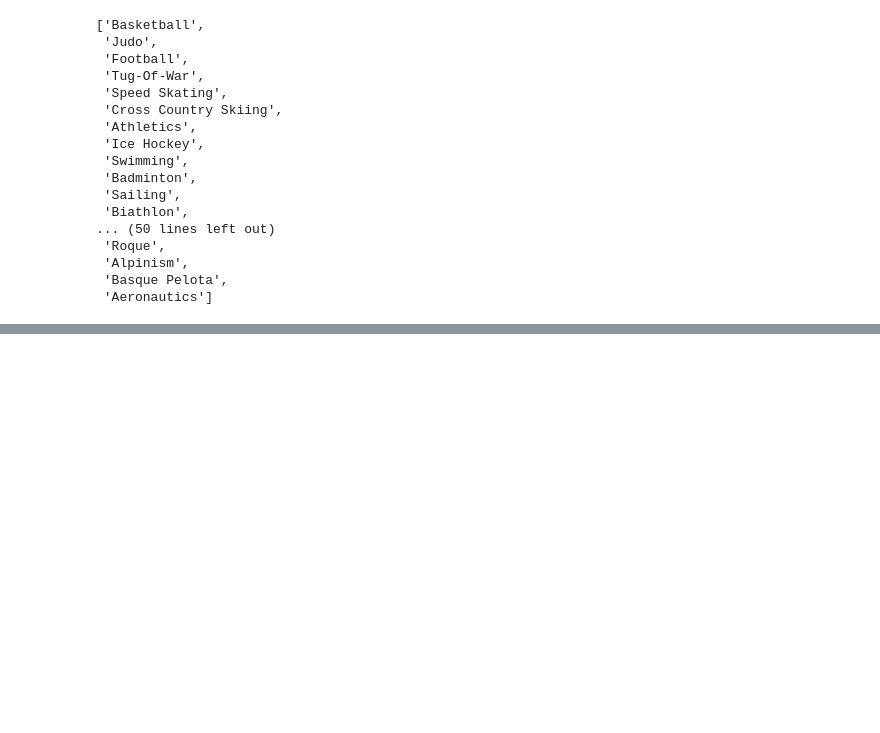
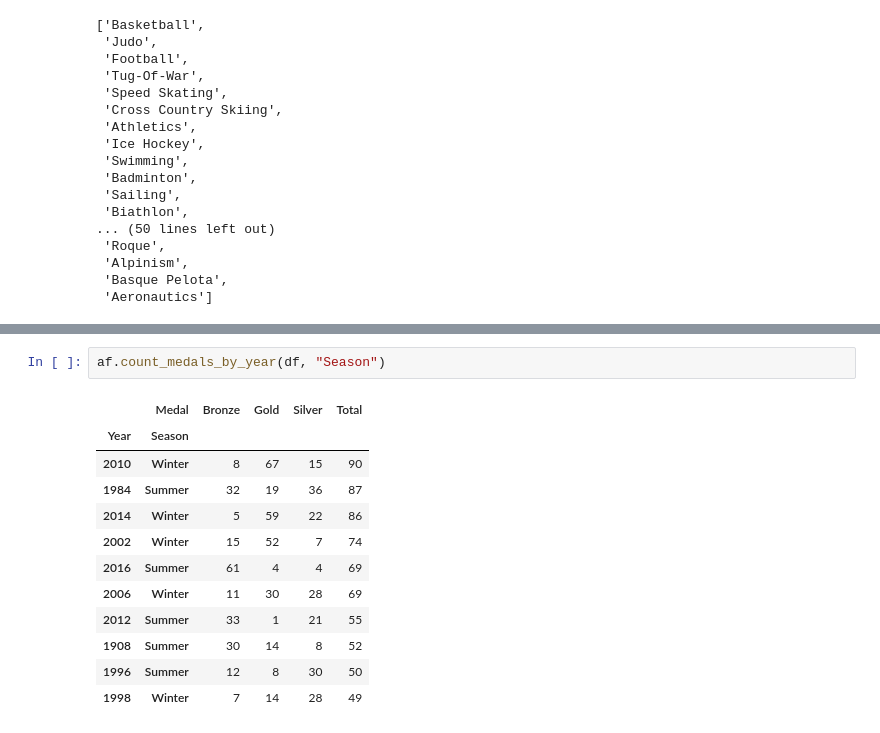
Before and after one commit to yuna-liu/Databehandling-OS-Yuna-Joachim, a Jupyter notebook: Q2_Y_temp.ipynb, the cells around one changed output, grey strips where cells are left out. Drawn from its saved outputs; the diff is of its cells as text; blank space fills up the shorter version.

```diff
--- a/Q2_Y_temp.ipynb
+++ b/Q2_Y_temp.ipynb
@@ -60,0 +150,15 @@ sports
+# %%
+af.count_medals_by_year(df, "Season")
+# %% [output]
+|  | Medal | Bronze | Gold | Silver | Total |
+| Year | Season |  |  |  |  |
+| 2010 | Winter | 8 | 67 | 15 | 90 |
+| 1984 | Summer | 32 | 19 | 36 | 87 |
+| 2014 | Winter | 5 | 59 | 22 | 86 |
+| 2002 | Winter | 15 | 52 | 7 | 74 |
+| 2016 | Summer | 61 | 4 | 4 | 69 |
+| 2006 | Winter | 11 | 30 | 28 | 69 |
+| 2012 | Summer | 33 | 1 | 21 | 55 |
+| 1908 | Summer | 30 | 14 | 8 | 52 |
+| 1996 | Summer | 12 | 8 | 30 | 50 |
+| 1998 | Winter | 7 | 14 | 28 | 49 |
```
Also changed, not shown: parts of 8 cells of this notebook, 1 other file.
